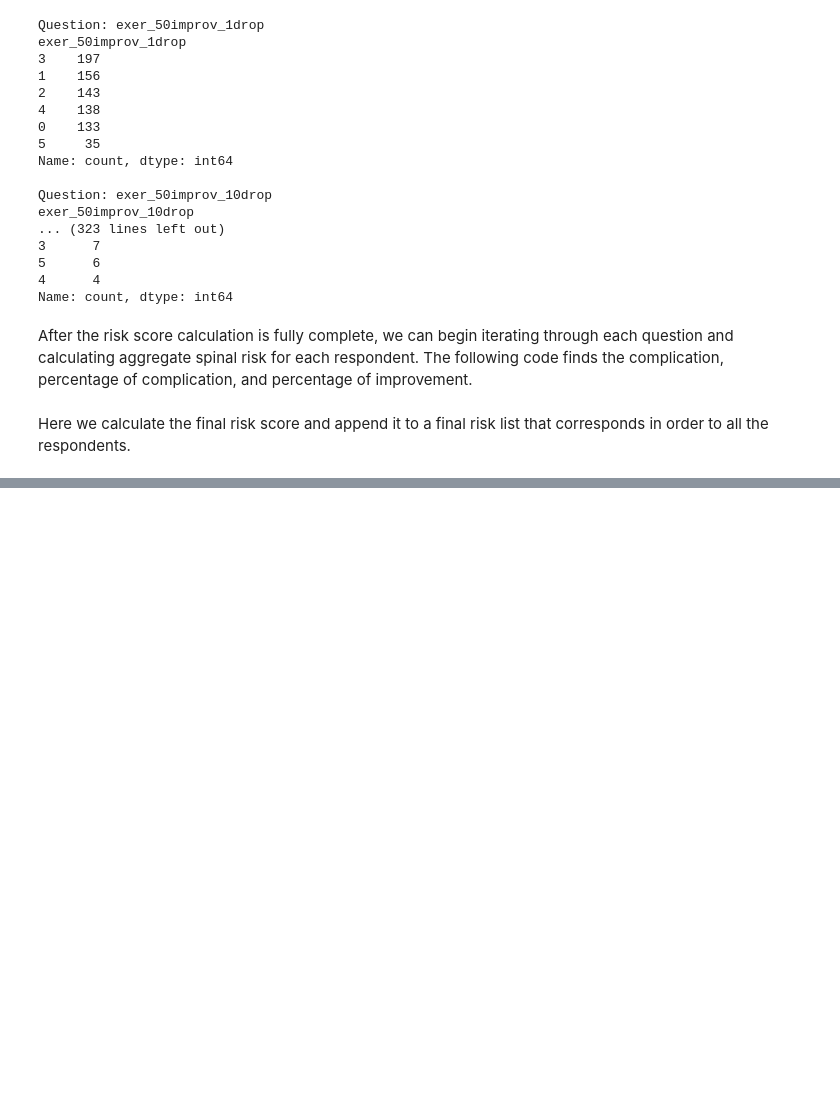
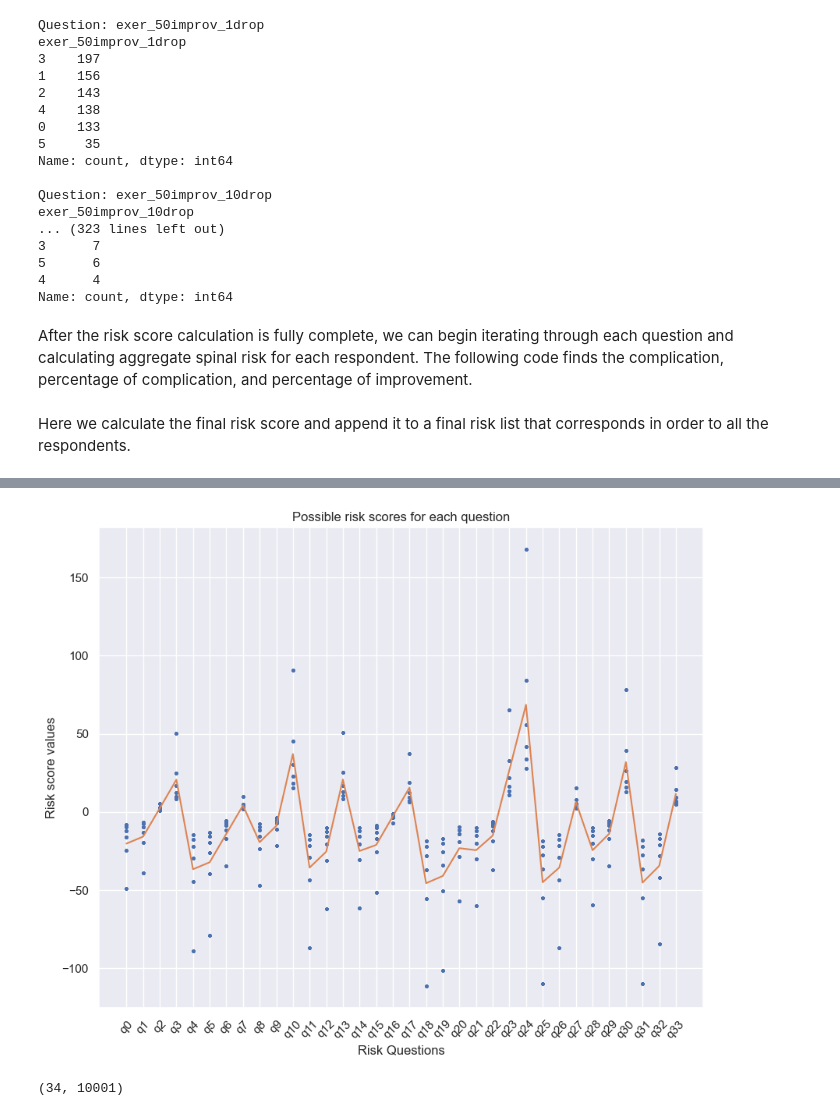
Before and after one commit to evanyfyip/vm-spinal-risk, a Jupyter notebook: vm-spinal-risk/notebooks/spinal_risk_calc.ipynb, the cells around one changed output, grey strips where cells are left out. Cells and saved outputs as stored; diff of their text form; code cells hidden in the pictures; blank space fills up the shorter version.

```diff
--- a/vm-spinal-risk/notebooks/spinal_risk_calc.ipynb
+++ b/vm-spinal-risk/notebooks/spinal_risk_calc.ipynb
@@ -157,0 +284,37 @@ spinal_risk_list
+# %%
+num_simulations = 10000
+
+# Get weights and random responses
+weights = df['multiplier'].to_numpy().reshape((34, 1))
+rand_responses = 1 / np.random.randint(1, 7, (34, num_simulations))
+########
+# Replacing not at all with 0
+# rand_responses[rand_responses == 1/6] = 0
+#######
+
+# Get risk scores for each question
+risk_scores = weights * rand_responses
+
+# Final risk scores summed
+risk_scores_summed = risk_scores.sum(axis=0)
+
+sims = pd.DataFrame(risk_scores, columns=['s' + str(x) for x in range(risk_scores.shape[1])])
+sims = sims.reset_index()
+sims_melt = sims.melt(id_vars='index')
+mean_vals = sims.iloc[:, 1:].mean(axis=1)
+
+# Plot ranges for each question
+plt.figure(figsize=(10, 8))
+plt.plot(sims_melt['index'], sims_melt['value'], marker='o', linestyle='None', markersize=2.0)
+plt.plot(sims['index'], mean_vals)
+plt.xlabel("Risk Questions")
+plt.ylabel("Risk score values")
+plt.title("Possible risk scores for each question")
+plt.xticks(ticks=sims['index'], labels=['q' + str(x) for x in sims['index']], rotation=45)
+plt.show()
+# %% [output]
+[figure, added]
+# %%
+sims.shape
+# %% [output]
+(34, 10001)
```
Also changed, not shown: parts of 20 cells of this notebook.
